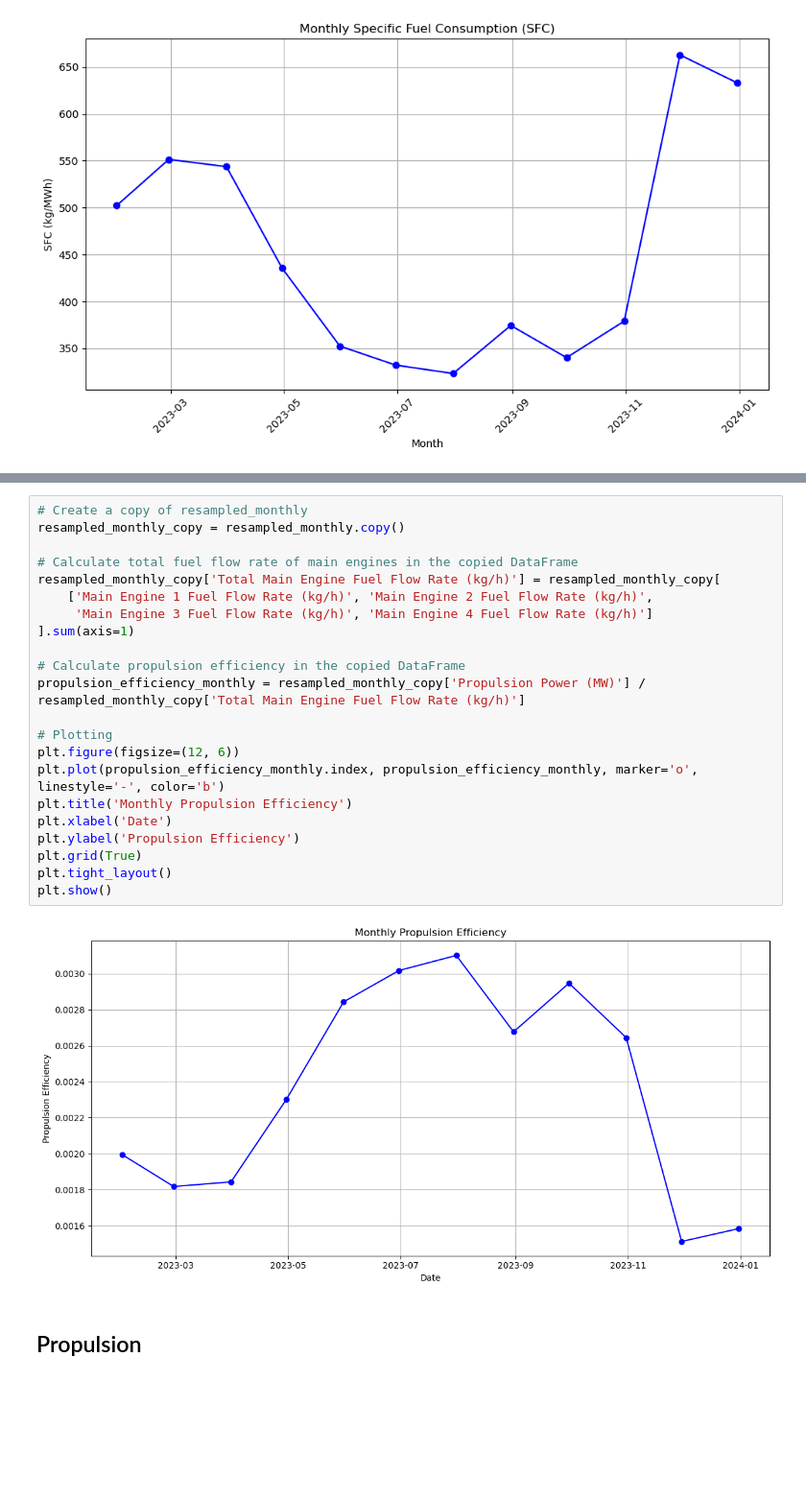
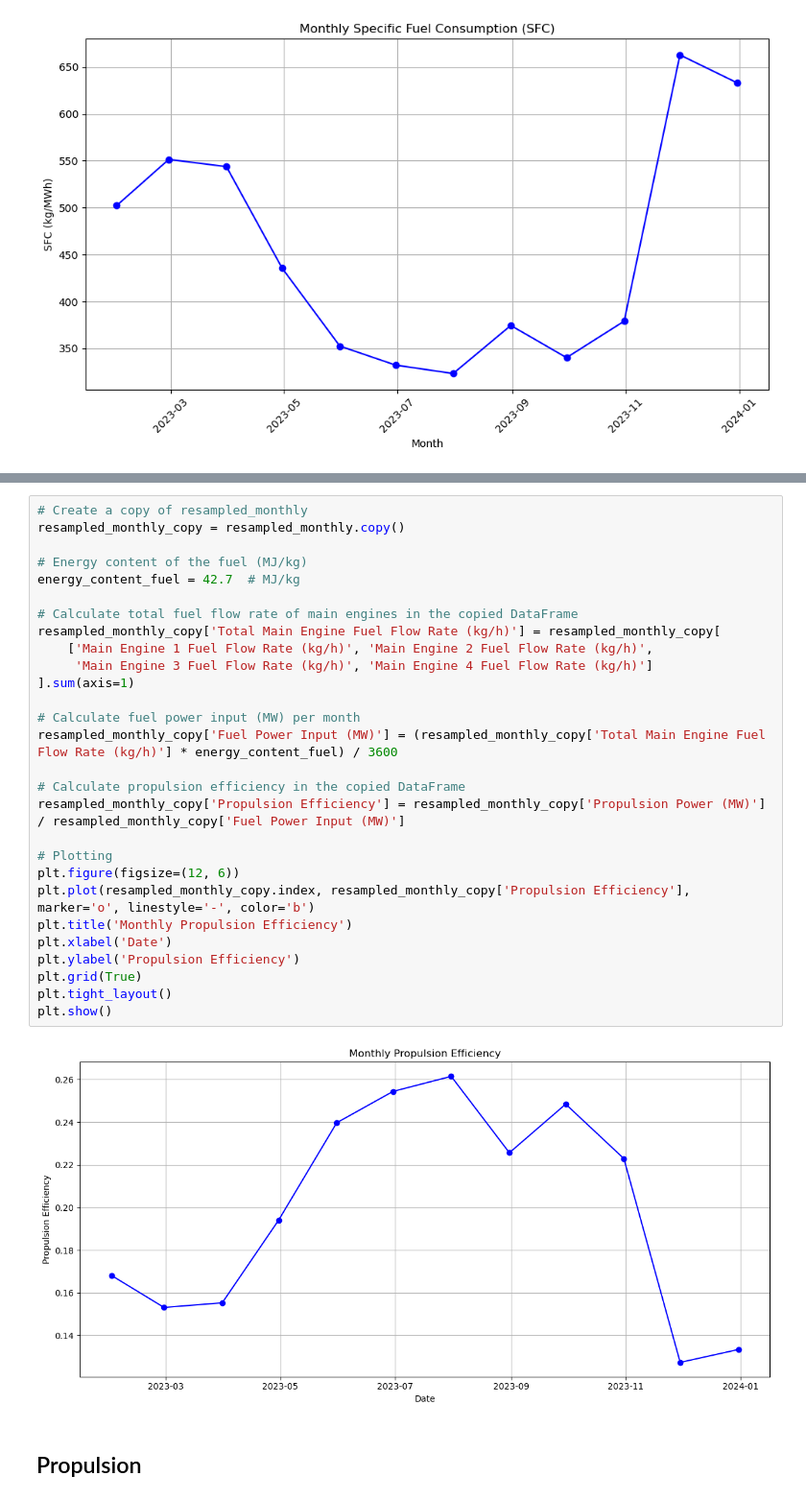
Before and after one commit to jeevasam30/Cruise_ship_analysis, a Jupyter notebook: Scripts/vessel2_analysis.ipynb, the cells around one changed output, grey strips where cells are left out. Shown at 96% size. Cells and saved outputs as stored; diff of their text form; blank space fills up the shorter version.

```diff
--- a/Scripts/vessel2_analysis.ipynb
+++ b/Scripts/vessel2_analysis.ipynb
@@ -710,27 +675,33 @@ By comparing SFC and propulsion efficiency, we gain a comprehensive understandin
 # %%
 # Create a copy of resampled_monthly
 resampled_monthly_copy = resampled_monthly.copy()
+
+# Energy content of the fuel (MJ/kg)
+energy_content_fuel = 42.7  # MJ/kg
 
 # Calculate total fuel flow rate of main engines in the copied DataFrame
 resampled_monthly_copy['Total Main Engine Fuel Flow Rate (kg/h)'] = resampled_monthly_copy[
     ['Main Engine 1 Fuel Flow Rate (kg/h)', 'Main Engine 2 Fuel Flow Rate (kg/h)',
      'Main Engine 3 Fuel Flow Rate (kg/h)', 'Main Engine 4 Fuel Flow Rate (kg/h)']
 ].sum(axis=1)
 
+# Calculate fuel power input (MW) per month
+resampled_monthly_copy['Fuel Power Input (MW)'] = (resampled_monthly_copy['Total Main Engine Fuel Flow Rate (kg/h)'] * energy_content_fuel) / 3600
+
 # Calculate propulsion efficiency in the copied DataFrame
-propulsion_efficiency_monthly = resampled_monthly_copy['Propulsion Power (MW)'] / resampled_monthly_copy['Total Main Engine Fuel Flow Rate (kg/h)']
+resampled_monthly_copy['Propulsion Efficiency'] = resampled_monthly_copy['Propulsion Power (MW)'] / resampled_monthly_copy['Fuel Power Input (MW)']
 
 # Plotting
 plt.figure(figsize=(12, 6))
-plt.plot(propulsion_efficiency_monthly.index, propulsion_efficiency_monthly, marker='o', linestyle='-', color='b')
+plt.plot(resampled_monthly_copy.index, resampled_monthly_copy['Propulsion Efficiency'], marker='o', linestyle='-', color='b')
 plt.title('Monthly Propulsion Efficiency')
 plt.xlabel('Date')
 plt.ylabel('Propulsion Efficiency')
 plt.grid(True)
 plt.tight_layout()
 plt.show()
 # %% [output]
-[figure, old version]
+[figure, new version]
 # %% [markdown]
 ## Propulsion
 # %%
```
Also changed, not shown: parts of 18 cells of this notebook, 1 other file.
